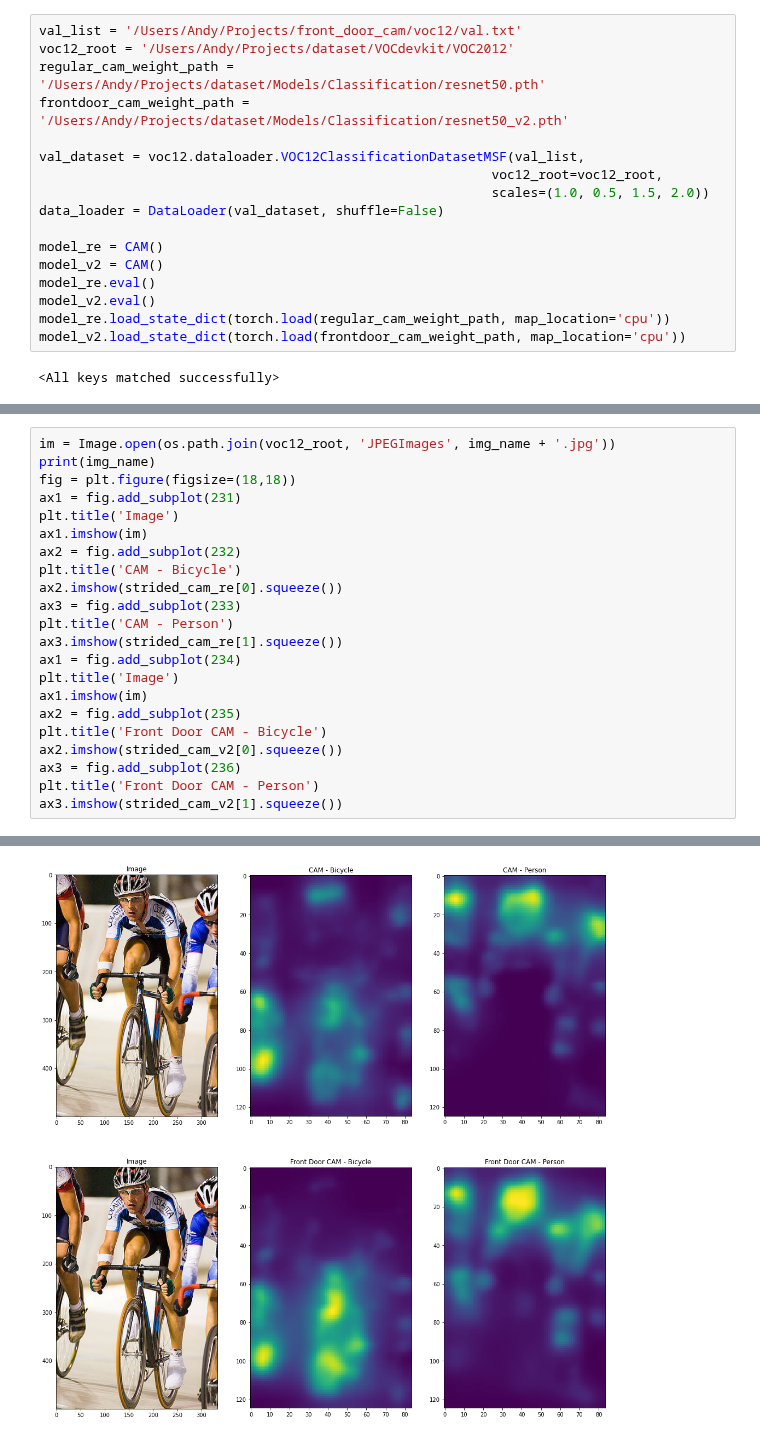
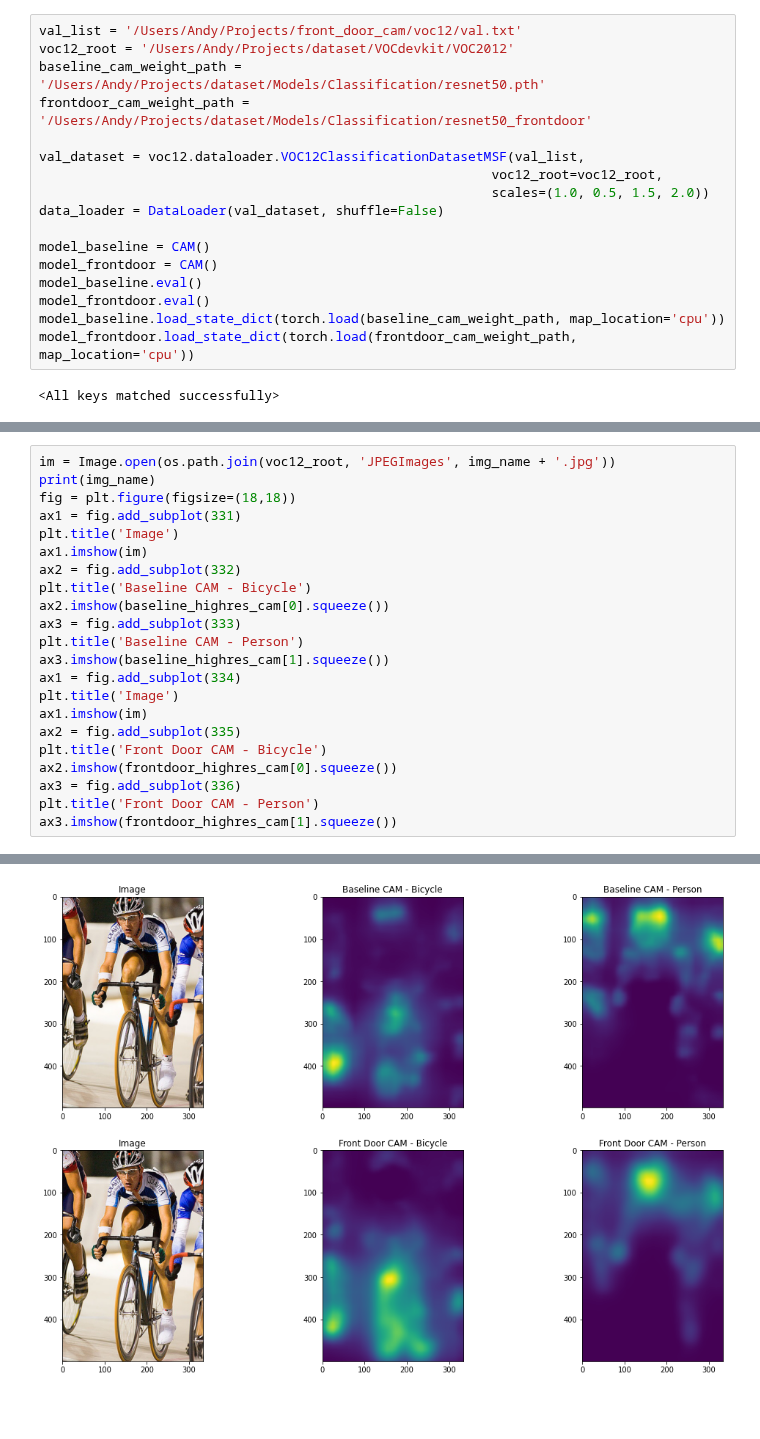
Before and after one commit to yiping-wang/c2am, a Jupyter notebook: FrontDoorCAM.ipynb, the cells around one changed output, grey strips where cells are left out. Saved outputs shown, nothing was run; the diff lists cells and outputs as text; blank space fills up the shorter version.

```diff
--- a/FrontDoorCAM.ipynb
+++ b/FrontDoorCAM.ipynb
@@ -14,20 +14,20 @@ import matplotlib.pyplot as plt
 # %%
 val_list = '/Users/Andy/Projects/front_door_cam/voc12/val.txt'
 voc12_root = '/Users/Andy/Projects/dataset/VOCdevkit/VOC2012'
-regular_cam_weight_path = '/Users/Andy/Projects/dataset/Models/Classification/resnet50.pth'
-frontdoor_cam_weight_path = '/Users/Andy/Projects/dataset/Models/Classification/resnet50_v2.pth'
+baseline_cam_weight_path = '/Users/Andy/Projects/dataset/Models/Classification/resnet50.pth'
+frontdoor_cam_weight_path = '/Users/Andy/Projects/dataset/Models/Classification/resnet50_frontdoor'
 
 val_dataset = voc12.dataloader.VOC12ClassificationDatasetMSF(val_list,
                                                           voc12_root=voc12_root,
                                                           scales=(1.0, 0.5, 1.5, 2.0))
 data_loader = DataLoader(val_dataset, shuffle=False)
 
-model_re = CAM()
-model_v2 = CAM()
-model_re.eval()
-model_v2.eval()
-model_re.load_state_dict(torch.load(regular_cam_weight_path, map_location='cpu'))
-model_v2.load_state_dict(torch.load(frontdoor_cam_weight_path, map_location='cpu'))
+model_baseline = CAM()
+model_frontdoor = CAM()
+model_baseline.eval()
+model_frontdoor.eval()
+model_baseline.load_state_dict(torch.load(baseline_cam_weight_path, map_location='cpu'))
+model_frontdoor.load_state_dict(torch.load(frontdoor_cam_weight_path, map_location='cpu'))
 # %% [output]
 <All keys matched successfully>
 # %%
@@ -74,26 +76,26 @@ tensor([ 1, 14])
 # %%
 im = Image.open(os.path.join(voc12_root, 'JPEGImages', img_name + '.jpg'))
 print(img_name)
 fig = plt.figure(figsize=(18,18))
-ax1 = fig.add_subplot(231)
+ax1 = fig.add_subplot(331)
 plt.title('Image')
 ax1.imshow(im)
-ax2 = fig.add_subplot(232)
-plt.title('CAM - Bicycle')
-ax2.imshow(strided_cam_re[0].squeeze())
-ax3 = fig.add_subplot(233)
-plt.title('CAM - Person')
-ax3.imshow(strided_cam_re[1].squeeze())
-ax1 = fig.add_subplot(234)
+ax2 = fig.add_subplot(332)
+plt.title('Baseline CAM - Bicycle')
+ax2.imshow(baseline_highres_cam[0].squeeze())
+ax3 = fig.add_subplot(333)
+plt.title('Baseline CAM - Person')
+ax3.imshow(baseline_highres_cam[1].squeeze())
+ax1 = fig.add_subplot(334)
 plt.title('Image')
 ax1.imshow(im)
-ax2 = fig.add_subplot(235)
+ax2 = fig.add_subplot(335)
 plt.title('Front Door CAM - Bicycle')
-ax2.imshow(strided_cam_v2[0].squeeze())
-ax3 = fig.add_subplot(236)
+ax2.imshow(frontdoor_highres_cam[0].squeeze())
+ax3 = fig.add_subplot(336)
 plt.title('Front Door CAM - Person')
-ax3.imshow(strided_cam_v2[1].squeeze())
+ax3.imshow(frontdoor_highres_cam[1].squeeze())
 # %% [output]
 2007_000129
 <matplotlib.image.AxesImage at 0x...>
-[figure, old version]
+[figure, new version]
```
Also changed, not shown: parts of 9 cells of this notebook, 17 other files.
